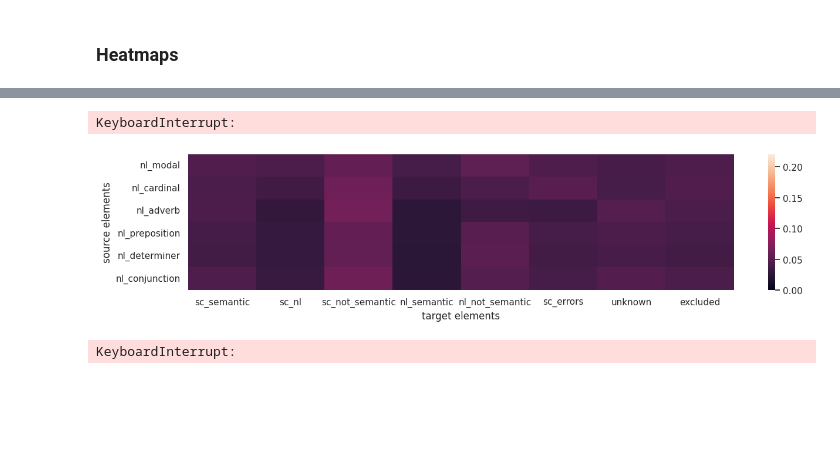
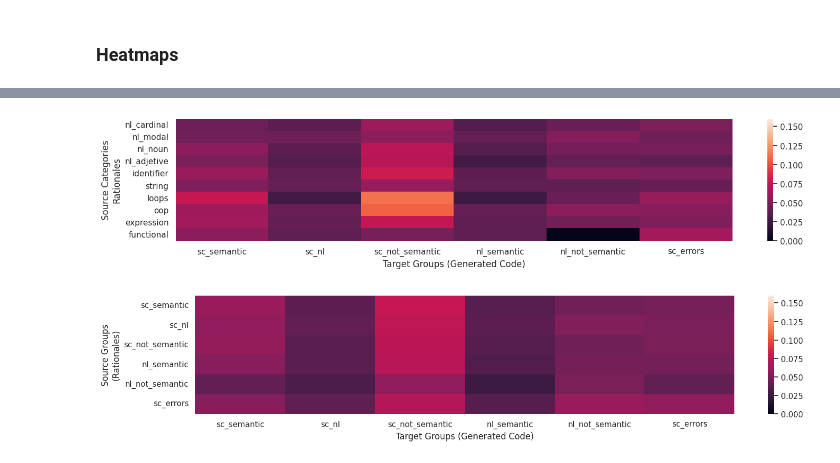
Before and after one commit to WM-SEMERU/code-rationales, a Jupyter notebook: nbs/05_quantitative_analysis.ipynb, the cells around one changed output, grey strips where cells are left out. Cells and saved outputs as stored; diff of their text form; code cells hidden in the pictures; blank space fills up the shorter version.

Commit message:
Finished Quantitative results of docstring_randomcut

```diff
--- a/nbs/05_quantitative_analysis.ipynb
+++ b/nbs/05_quantitative_analysis.ipynb
@@ -134,12 +134,12 @@ def reduce_rationales_df(experients_global_results: dict, target_list: list, sou
     for experient_global_result in experients_global_results:
         target_dictionary = {key: value for key, value in experient_global_result.items() if key in target_list}
         for target_key in target_dictionary.keys():
-            target_dictionary[target_key] = {key: np.median(bootstrapping(value, np.mean, params['bootstrapping_size'])) # MEDIAN FOR EXPERIMENT RESULT
+            target_dictionary[target_key] = {key: np.median(bootstrapping(value, np.mean, 100)) # MEDIAN FOR EXPERIMENT RESULT
                                              for key, value in target_dictionary[target_key].items() if key in source_list}
             for rational_key in target_dictionary[target_key].keys():
                 reduced_rationales_df[target_key][rational_key].append(target_dictionary[target_key][rational_key])
     for target_key in reduced_rationales_df.keys():
-        reduced_rationales_df[target_key] = boostrap_dictionary(reduced_rationales_df[target_key], params['bootstrapping_size'])
+        reduced_rationales_df[target_key] = boostrap_dictionary(reduced_rationales_df[target_key], 100)
     return reduced_rationales_df
 # %% [markdown]
 ### Grouping
@@ -183,8 +183,10 @@ def print_heatmap(
         experients_global_results: dict,
         target_list: list,
         source_list: list,
+        ylabel: str,
+        xlabel: str,
         fig_size = (10,10),
-        font = 15,
+        font = 20,
         vmax = 0.22
 ):
         reduced_rationales_global_results_df = pd.DataFrame(reduce_rationales_df(experients_global_results, target_list, source_list)).fillna(0)
@@ -201,8 +203,8 @@ def print_heatmap(
                     #cmap=cmap,
                     vmin=0, vmax=vmax,
                     ax=ax)
-        plt.xlabel('target elements')
-        plt.ylabel('source elements')
+        plt.xlabel(xlabel)
+        plt.ylabel(ylabel)
         plt.show
         pass
 # %% [markdown]
@@ -368,24 +380,16 @@ KeyboardInterrupt:
 # %%
-##### TARGET - CATEGORY
-##### SOURCE - GROUP
-source_elements = ['sc_semantic', 'sc_nl', 'sc_not_semantic', 'nl_semantic', 'nl_not_semantic', 'sc_errors', 'unknown', 'excluded']
-target_elements = ['nl_cardinal', 'nl_modal', 'nl_noun', 'nl_adjetive', 'identifier', 'string', 'loops', 'oop', 'expression', 'functional']
-print_heatmap(global_results_category_by_groups, target_list=target_elements, source_list=source_elements, fig_size=(15,3), vmax=0.16)
+##### TARGET - GROUP
+##### SOURCE - CATEGORY
+target_elements = ['sc_semantic', 'sc_nl', 'sc_not_semantic', 'nl_semantic', 'nl_not_semantic', 'sc_errors'] #X
+source_elements = ['nl_cardinal', 'nl_modal', 'nl_noun', 'nl_adjetive', 'identifier', 'string', 'loops', 'oop', 'expression', 'functional'] #Y
+print_heatmap(global_results_group_by_categories, target_list=target_elements, source_list=source_elements, xlabel='Target Groups (Generated Code)', ylabel='Source Categories\nRationales', fig_size=(17,3), vmax=0.16)
 # %% [output]
-KeyboardInterrupt:
+[figure, added]
 # %%
 ##### TARGET - GROUP
-##### SOURCE - CATEGORY
-source_elements = ['nl_cardinal', 'nl_modal', 'nl_noun', 'nl_adjetive', 'identifier', 'string', 'loops', 'oop', 'expression', 'functional']
-target_elements = ['sc_semantic', 'sc_nl', 'sc_not_semantic', 'nl_semantic', 'nl_not_semantic', 'sc_errors', 'unknown', 'excluded']
-print_heatmap(global_results_group_by_categories, target_list=target_elements, source_list=source_elements, fig_size=(15,3), vmax=0.16)
+##### SOURCE - GROUP
+target_elements = ['sc_semantic', 'sc_nl', 'sc_not_semantic', 'nl_semantic', 'nl_not_semantic', 'sc_errors'] #X
+source_elements = ['sc_semantic', 'sc_nl', 'sc_not_semantic', 'nl_semantic', 'nl_not_semantic', 'sc_errors'] #Y
+print_heatmap(global_results_groups_by_groups, target_list=target_elements, source_list=source_elements, xlabel='Target Groups (Generated Code)', ylabel='Source Groups\n(Rationales)', fig_size=(17,3), vmax=0.16)
 # %% [output]
-[figure, old version]
+[figure, new version]
-# %%
-##### TARGET - GROUP
-##### SOURCE - GROUP
-source_elements = ['sc_semantic', 'sc_nl', 'sc_not_semantic', 'nl_semantic', 'nl_not_semantic', 'sc_errors', 'unknown', 'excluded']
-target_elements = ['sc_semantic', 'sc_nl', 'sc_not_semantic', 'nl_semantic', 'nl_not_semantic', 'sc_errors', 'unknown', 'excluded']
-print_heatmap(global_results_groups_by_groups, target_list=target_elements, source_list=source_elements, fig_size=(15,3), vmax=0.16)
-# %% [output]
-KeyboardInterrupt:
```
Also changed, not shown: parts of 6 cells of this notebook.
